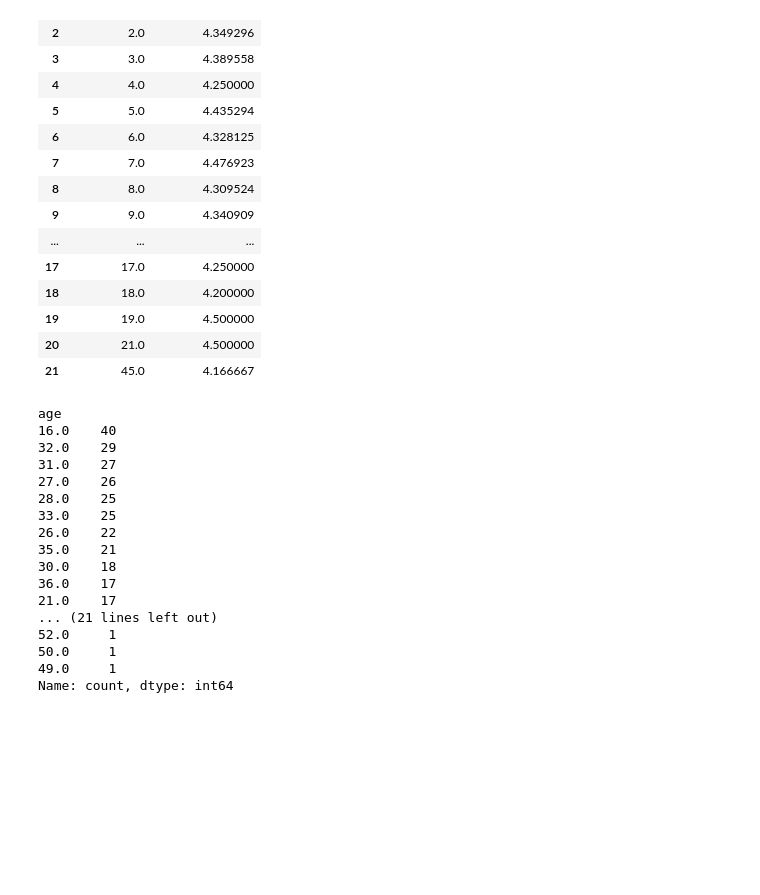
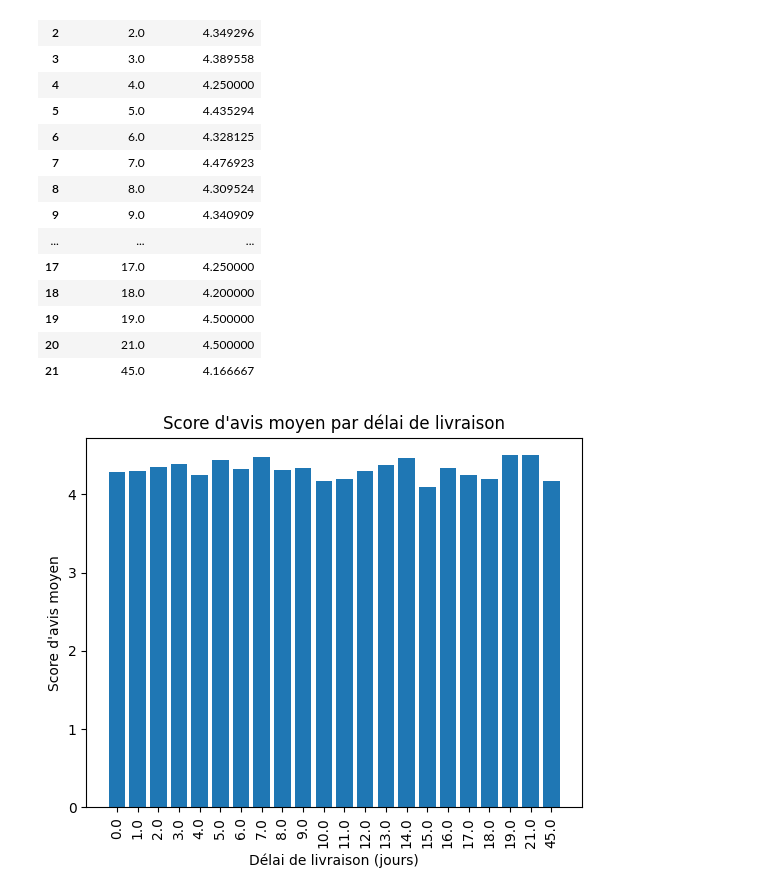
Before and after one commit to Poincare008/Mini_Projet_Pandas, a Jupyter notebook: Mini_Projet_Pandas.ipynb, the cells around one changed output. Drawn from its saved outputs; the diff is of its cells as text; code cells hidden in the pictures; blank space fills up the shorter version.

Commit message:
mise a jour de la  partie 3

```diff
--- a/Mini_Projet_Pandas.ipynb
+++ b/Mini_Projet_Pandas.ipynb
@@ -513,6 +513,7 @@ ca_total
 # %% [output]
 np.float64(2039936.3599999999)
 # %%
+df1['month'] = df1['order_date'].dt.to_period('M')
 ca_mensuel = (
     df1.groupby("month")["net_amount"].sum()
     .reset_index()
@@ -622,23 +639,15 @@ score_avis_moyen_par_delai_de_livraison
 | 19 | 19.0 | 4.500000 |
 | 20 | 21.0 | 4.500000 |
 | 21 | 45.0 | 4.166667 |
-# %%
-customers['age'].value_counts()
-# %% [output]
-age
-16.0    40
-32.0    29
-31.0    27
-27.0    26
-28.0    25
-33.0    25
-26.0    22
-35.0    21
-30.0    18
-36.0    17
-21.0    17
-... (21 lines left out)
-52.0     1
-50.0     1
-49.0     1
-Name: count, dtype: int64
+# %%
+plt.bar(
+    score_avis_moyen_par_delai_de_livraison["delivery_days"].astype(str),
+    score_avis_moyen_par_delai_de_livraison["score_avis_moyen"],
+)
+plt.title("Score d'avis moyen par délai de livraison")
+plt.xlabel("Délai de livraison (jours)")
+plt.ylabel("Score d'avis moyen")
+plt.xticks(rotation=90)
+plt.show()
+# %% [output]
+[figure, added]
```
Also changed, not shown: parts of 1 cell of this notebook.
